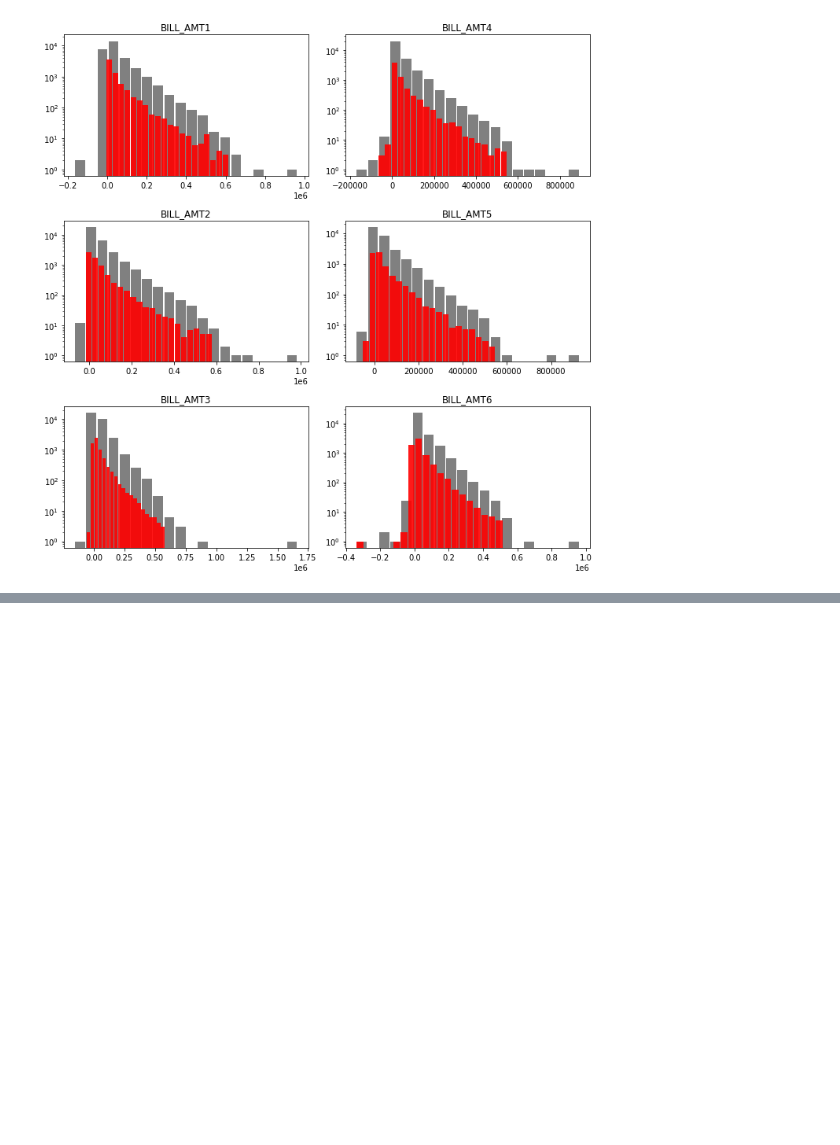
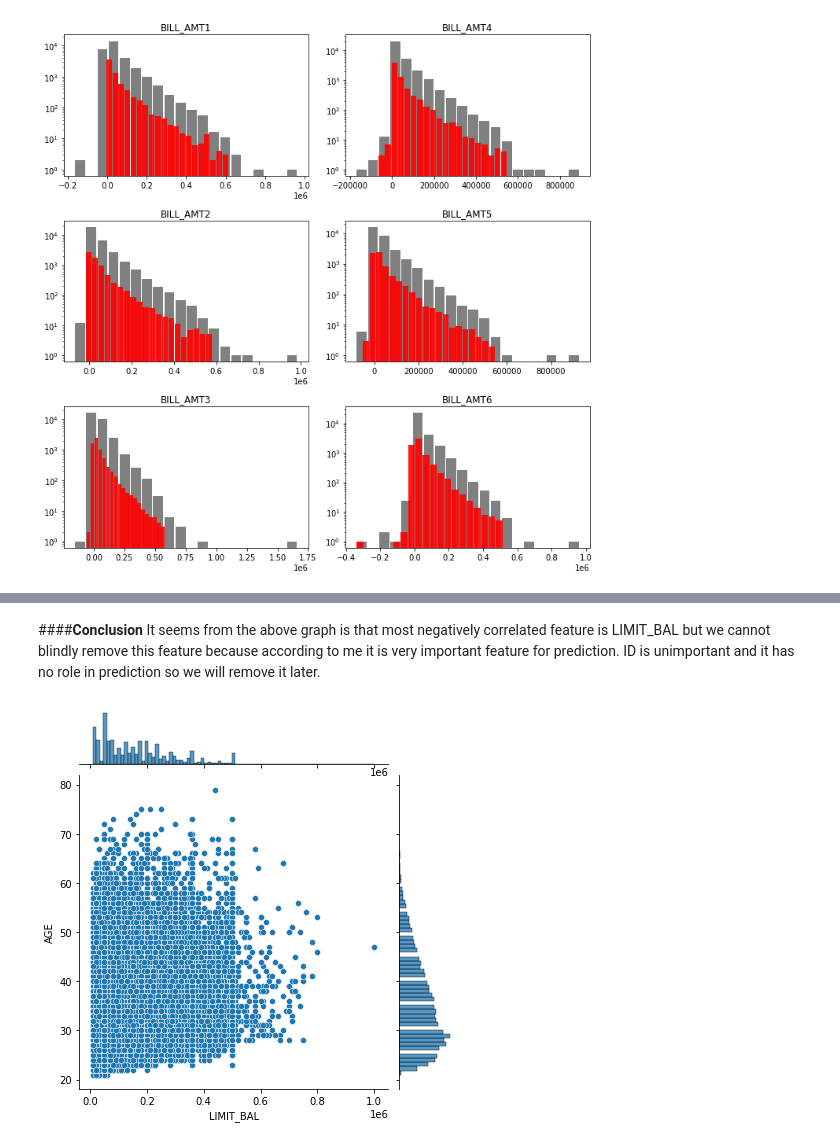
Before and after one commit to AnkitPatel745/Credit-Card-Default-Prediction-Capstone-Project, a Jupyter notebook: Credit_Card_Default_Prediction_Capstone_Project.ipynb, the cells around one changed output, grey strips where cells are left out. Saved outputs shown, nothing was run; the diff lists cells and outputs as text; code cells hidden in the pictures; blank space fills up the shorter version.

Commit message:
Data Cleaning and Preprocessing

```diff
--- a/Credit_Card_Default_Prediction_Capstone_Project.ipynb
+++ b/Credit_Card_Default_Prediction_Capstone_Project.ipynb
@@ -609,0 +639,8 @@ plt.show()
+# %% [markdown]
+####**Conclusion**
+It seems from the above graph is that most negatively correlated feature is LIMIT_BAL but we cannot blindly remove this feature because according to me it is very important feature for prediction. ID is unimportant and it has no role in prediction so we will remove it later.
+# %%
+sns.jointplot(x='LIMIT_BAL',y='AGE',data=df,kind="scatter")
+plt.show()
+# %% [output]
+[figure, added]
```
Also changed, not shown: parts of 10 cells of this notebook.
